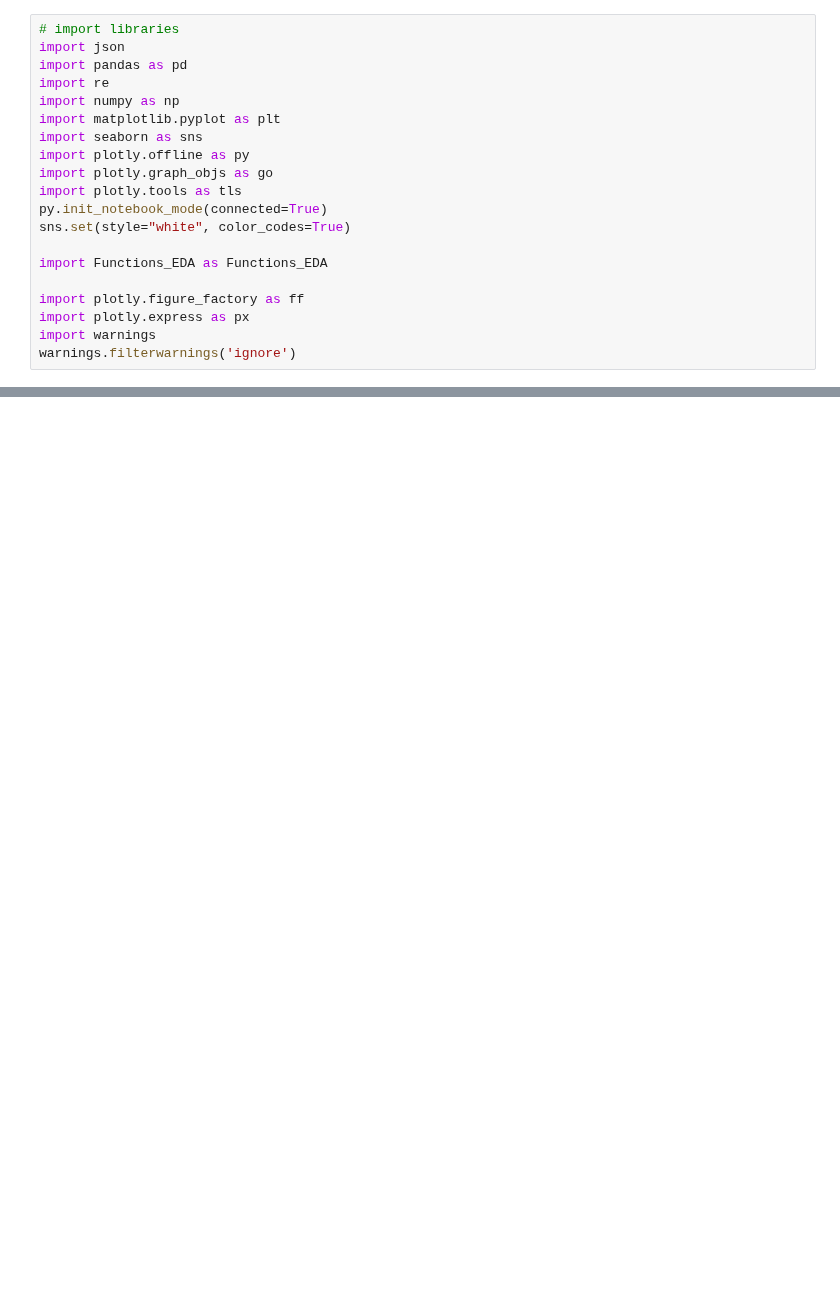
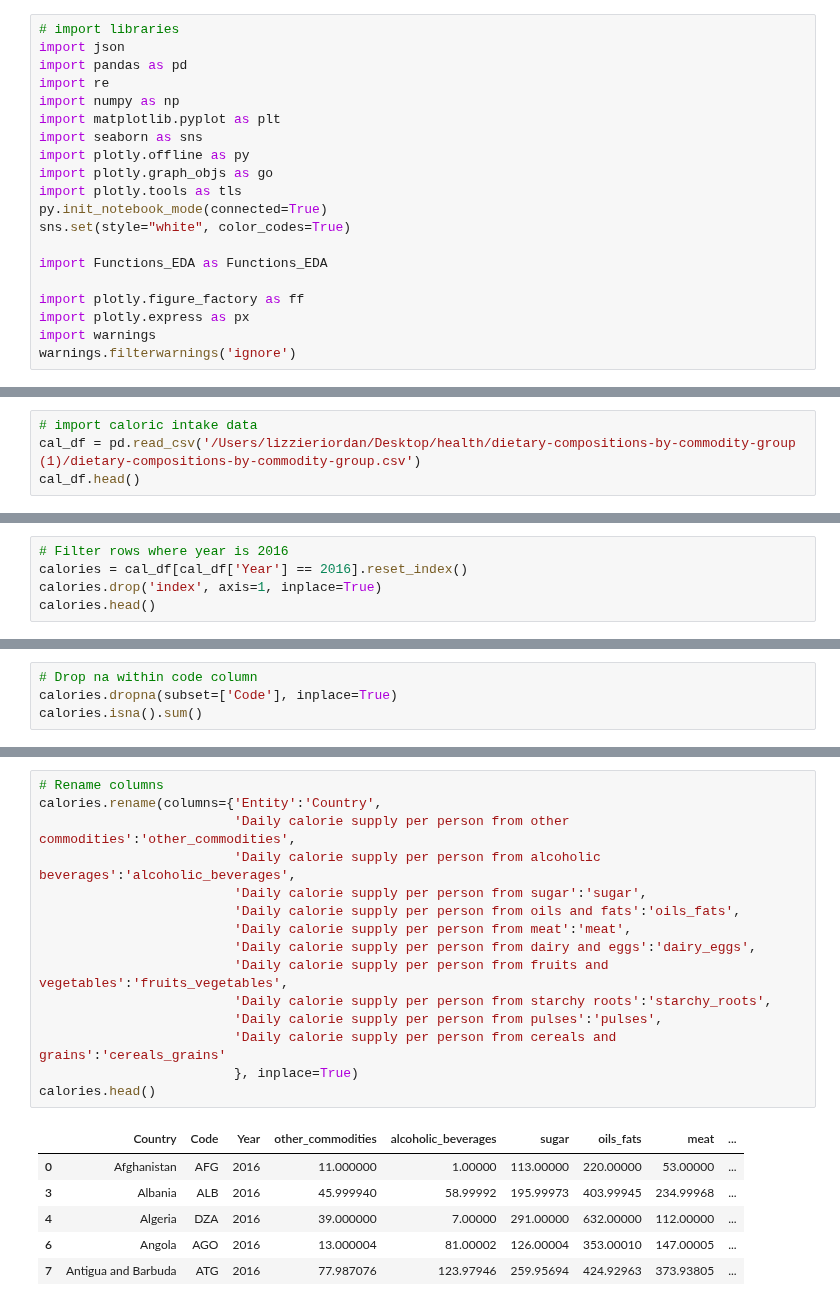
Before and after one commit to lizziefay/health_EDA, a Jupyter notebook: obesity_rates.ipynb, the cells around one changed output, grey strips where cells are left out. Drawn from its saved outputs; the diff is of its cells as text; blank space fills up the shorter version.

```diff
--- a/obesity_rates.ipynb
+++ b/obesity_rates.ipynb
@@ -22,0 +173,4 @@ warnings.filterwarnings('ignore')
+# %%
+# import caloric intake data
+cal_df = pd.read_csv('/Users/lizzieriordan/Desktop/health/dietary-compositions-by-commodity-group (1)/dietary-compositions-by-commodity-group.csv')
+cal_df.head()
@@ -22,0 +184,5 @@ warnings.filterwarnings('ignore')
+# %%
+# Filter rows where year is 2016
+calories = cal_df[cal_df['Year'] == 2016].reset_index()
+calories.drop('index', axis=1, inplace=True)
+calories.head()
@@ -22,0 +219,4 @@ warnings.filterwarnings('ignore')
+# %%
+# Drop na within code column
+calories.dropna(subset=['Code'], inplace=True)
+calories.isna().sum()
@@ -22,0 +253,22 @@ warnings.filterwarnings('ignore')
+# %%
+# Rename columns
+calories.rename(columns={'Entity':'Country',
+                         'Daily calorie supply per person from other commodities':'other_commodities',
+                         'Daily calorie supply per person from alcoholic beverages':'alcoholic_beverages',
+                         'Daily calorie supply per person from sugar':'sugar',
+                         'Daily calorie supply per person from oils and fats':'oils_fats',
+                         'Daily calorie supply per person from meat':'meat',
+                         'Daily calorie supply per person from dairy and eggs':'dairy_eggs',
+                         'Daily calorie supply per person from fruits and vegetables':'fruits_vegetables',
+                         'Daily calorie supply per person from starchy roots':'starchy_roots',
+                         'Daily calorie supply per person from pulses':'pulses',
+                         'Daily calorie supply per person from cereals and grains':'cereals_grains'
+                         }, inplace=True)
+calories.head()
+# %% [output]
+|  | Country | Code | Year | other_commodities | alcoholic_beverages | sugar | oils_fats | meat | ... |
+| 0 | Afghanistan | AFG | 2016 | 11.000000 | 1.00000 | 113.00000 | 220.00000 | 53.00000 | ... |
+| 3 | Albania | ALB | 2016 | 45.999940 | 58.99992 | 195.99973 | 403.99945 | 234.99968 | ... |
+| 4 | Algeria | DZA | 2016 | 39.000000 | 7.00000 | 291.00000 | 632.00000 | 112.00000 | ... |
+| 6 | Angola | AGO | 2016 | 13.000004 | 81.00002 | 126.00004 | 353.00010 | 147.00005 | ... |
+| 7 | Antigua and Barbuda | ATG | 2016 | 77.987076 | 123.97946 | 259.95694 | 424.92963 | 373.93805 | ... |
```
Also changed, not shown: parts of 29 cells of this notebook.
